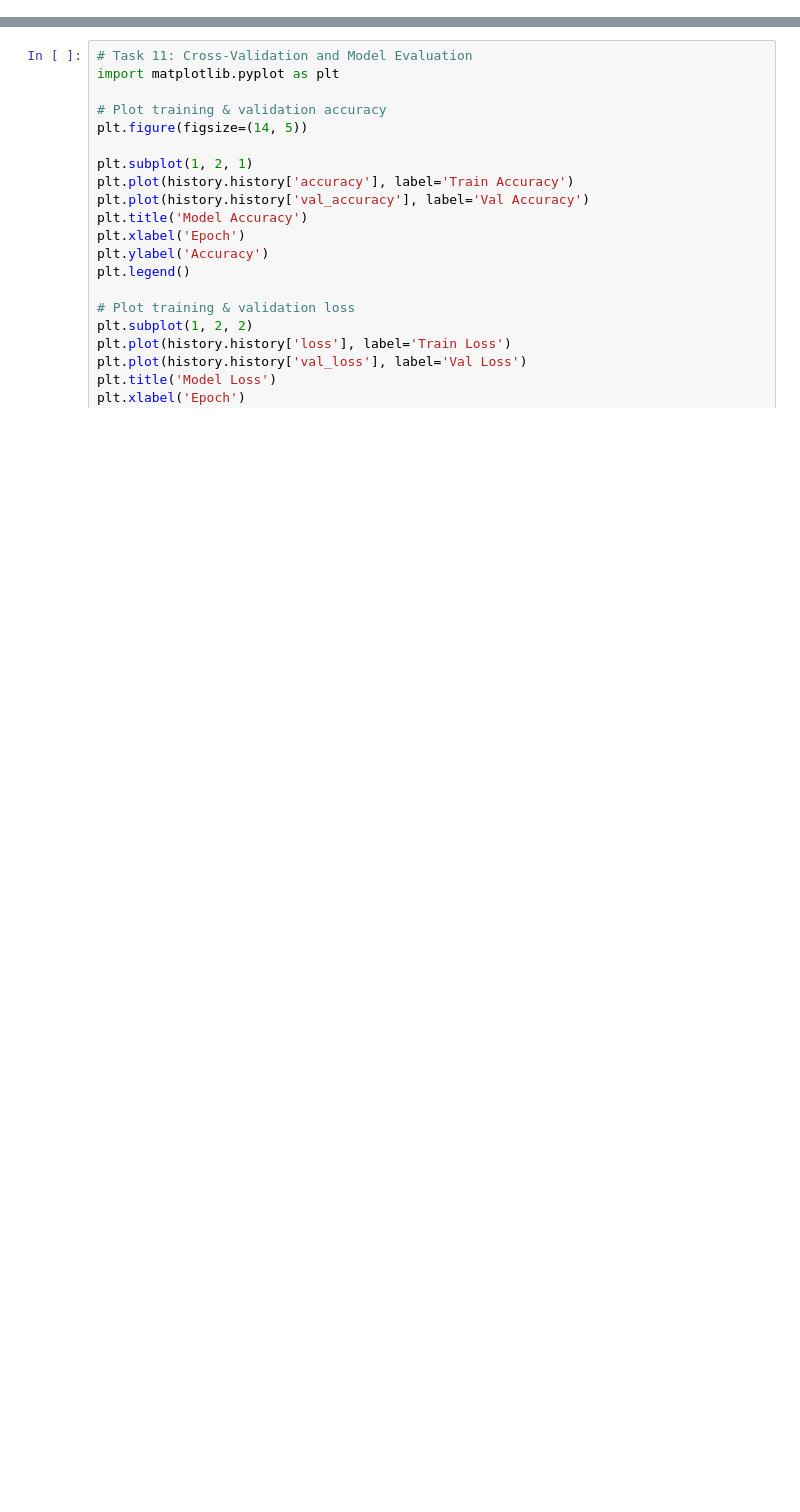
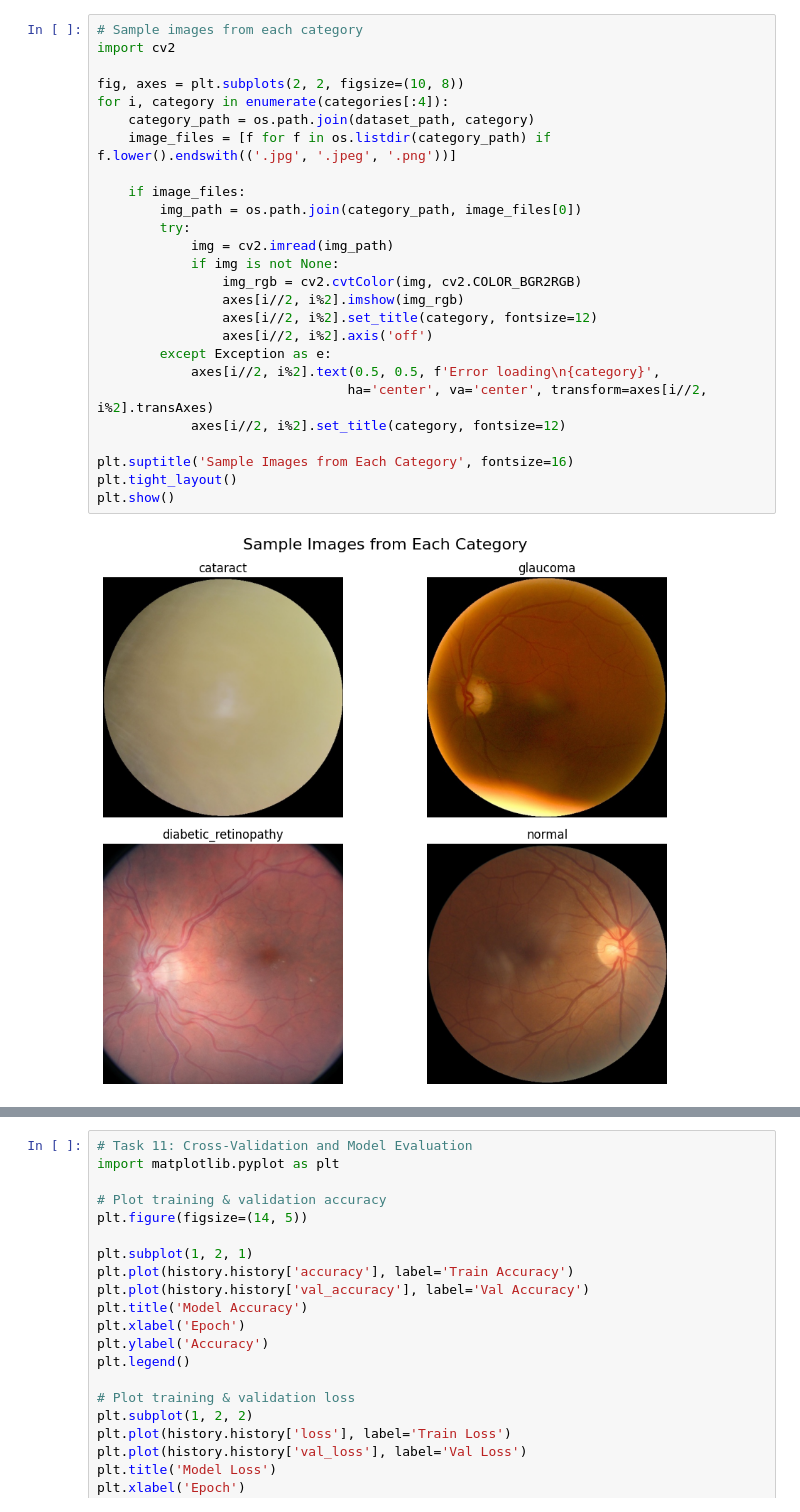
Before and after one commit to IsaacJM03/Recess-Project-Year-2, a Jupyter notebook: eye_disease.ipynb, the cells around one changed output, grey strips where cells are left out. Drawn from its saved outputs; the diff is of its cells as text; blank space fills up the shorter version.

```diff
--- a/eye_disease.ipynb
+++ b/eye_disease.ipynb
@@ -1359,0 +326,28 @@ TASK 9: VISUALIZATION INTERPRETATION & INSIGHTS
+# %%
+# Sample images from each category
+import cv2
+
+fig, axes = plt.subplots(2, 2, figsize=(10, 8))
+for i, category in enumerate(categories[:4]):
+    category_path = os.path.join(dataset_path, category)
+    image_files = [f for f in os.listdir(category_path) if f.lower().endswith(('.jpg', '.jpeg', '.png'))]
+
+    if image_files:
+        img_path = os.path.join(category_path, image_files[0])
+        try:
+            img = cv2.imread(img_path)
+            if img is not None:
+                img_rgb = cv2.cvtColor(img, cv2.COLOR_BGR2RGB)
+                axes[i//2, i%2].imshow(img_rgb)
+                axes[i//2, i%2].set_title(category, fontsize=12)
+                axes[i//2, i%2].axis('off')
+        except Exception as e:
+            axes[i//2, i%2].text(0.5, 0.5, f'Error loading\n{category}',
+                                ha='center', va='center', transform=axes[i//2, i%2].transAxes)
+            axes[i//2, i%2].set_title(category, fontsize=12)
+
+plt.suptitle('Sample Images from Each Category', fontsize=16)
+plt.tight_layout()
+plt.show()
+# %% [output]
+[figure, added]
```
Also changed, not shown: parts of 22 cells of this notebook.
